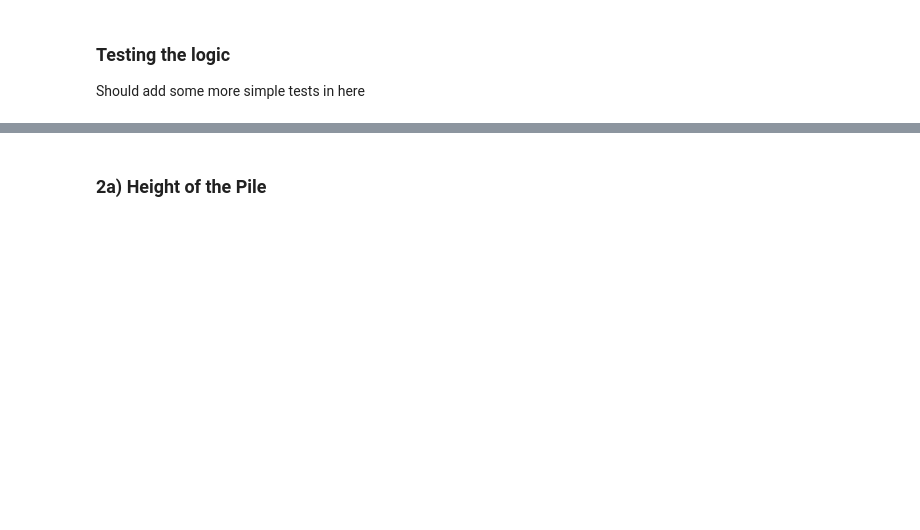
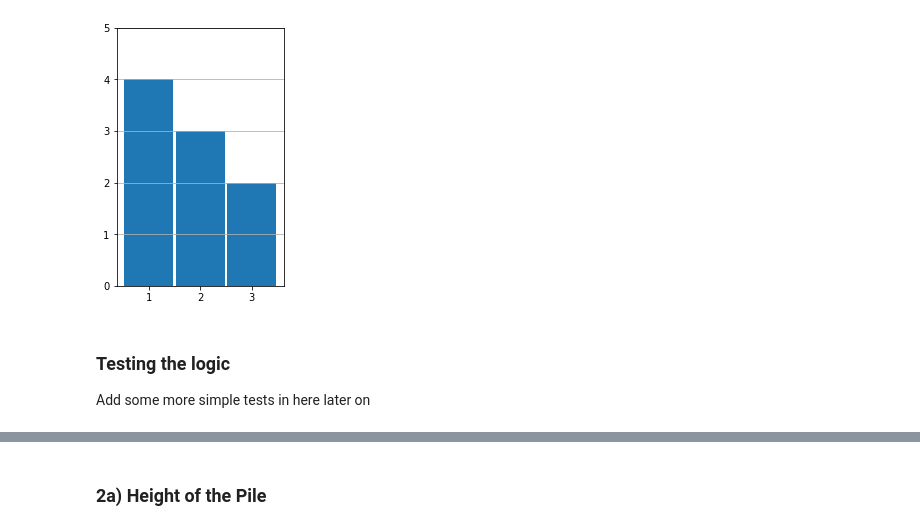
Before and after one commit to bdgrichards/oslo, a Jupyter notebook: oslo.ipynb, the cells around one changed output, grey strips where cells are left out. Drawn from its saved outputs; the diff is of its cells as text; code cells hidden in the pictures; blank space fills up the shorter version.

```diff
--- a/oslo.ipynb
+++ b/oslo.ipynb
@@ -192,7 +194,18 @@ for i in range(50):
+# %%
+# a quick and easy animation implementation
+sleep_amount = 0.5
+
+test_model = Model(3)
+
+for i in range(10):
+    test_model.plot(sleep_amount)
+    test_model.cycle()
+# %% [output]
+[figure, added]
 # %% [markdown]
 ### Testing the logic
 
-Should add some more simple tests in here
+Add some more simple tests in here later on
 # %%
 # measuring transient phase for L16
 test_model = Model(16)
```
Also changed, not shown: parts of 15 cells of this notebook.
